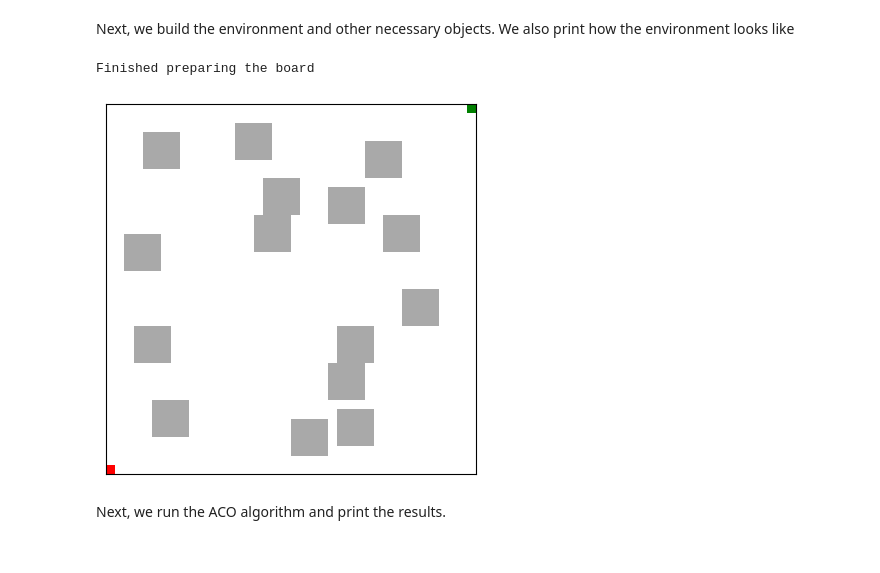
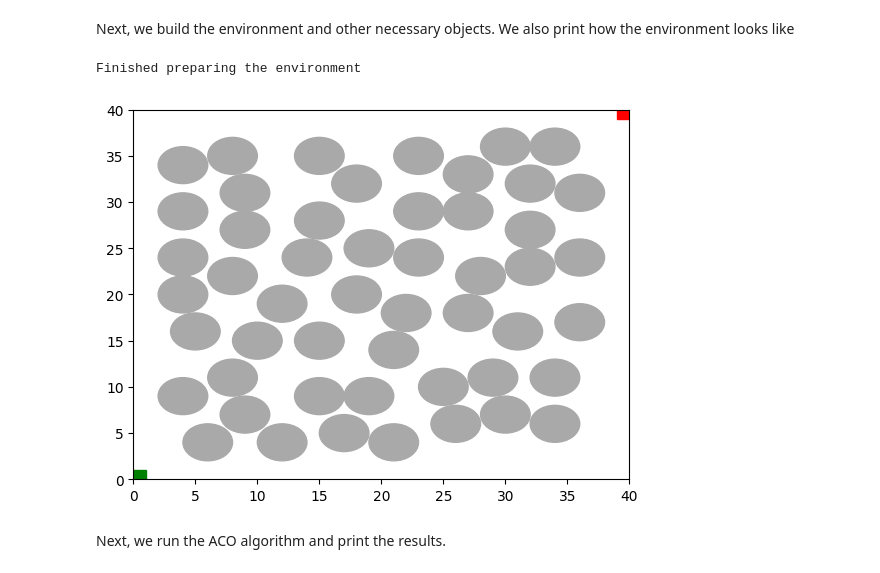
Before and after one commit to umenzi/bio-inspired_algorithms, a Jupyter notebook: src/Main.ipynb, the cells around one changed output. Saved outputs shown, nothing was run; the diff lists cells and outputs as text; code cells hidden in the pictures.

Commit message:
Started changing environment to use cartesian coordinates instead of an array

```diff
--- a/src/Main.ipynb
+++ b/src/Main.ipynb
@@ -17,7 +17,7 @@ width = 40
 height = 40
 start_pos = (0, 0)
 end_pos = (39, 39)
-amount_of_obstacles = 0.3
+amount_of_obstacles = 1
 radius_obstacles = 2
 # %%
 # Please keep your parameters for the Genetic Algorithm easily changeable here
@@ -40,15 +40,15 @@ sigma_elite = 50
 Next, we build the environment and other necessary objects. We also print how the environment looks like
 # %%
 # Construct the optimization objects
-environment = ACOEnvironment.create_environment(width, height, start_pos, end_pos, radius_obstacles, amount_of_obstacles)
+environment = ACOEnvironment.create_environment(width, height, radius_obstacles, amount_of_obstacles)
 spec = PathSpecification.read_coordinates(start_pos, end_pos)
 aco = AntColonyOptimization(environment, gen, no_gen, q, evap, convergence_iter, no_change_iter, trail, sigma_elite, num_processes=6)
 
 # Show the environment in matplotlib
 environment.visualize_environment()
 # %% [output]
-Finished preparing the board
+Finished preparing the environment
-[figure, old version]
+[figure, new version]
 # %% [markdown]
 Next, we run the ACO algorithm and print the results.
 # %%
```
Also changed, not shown: 2 other files.
